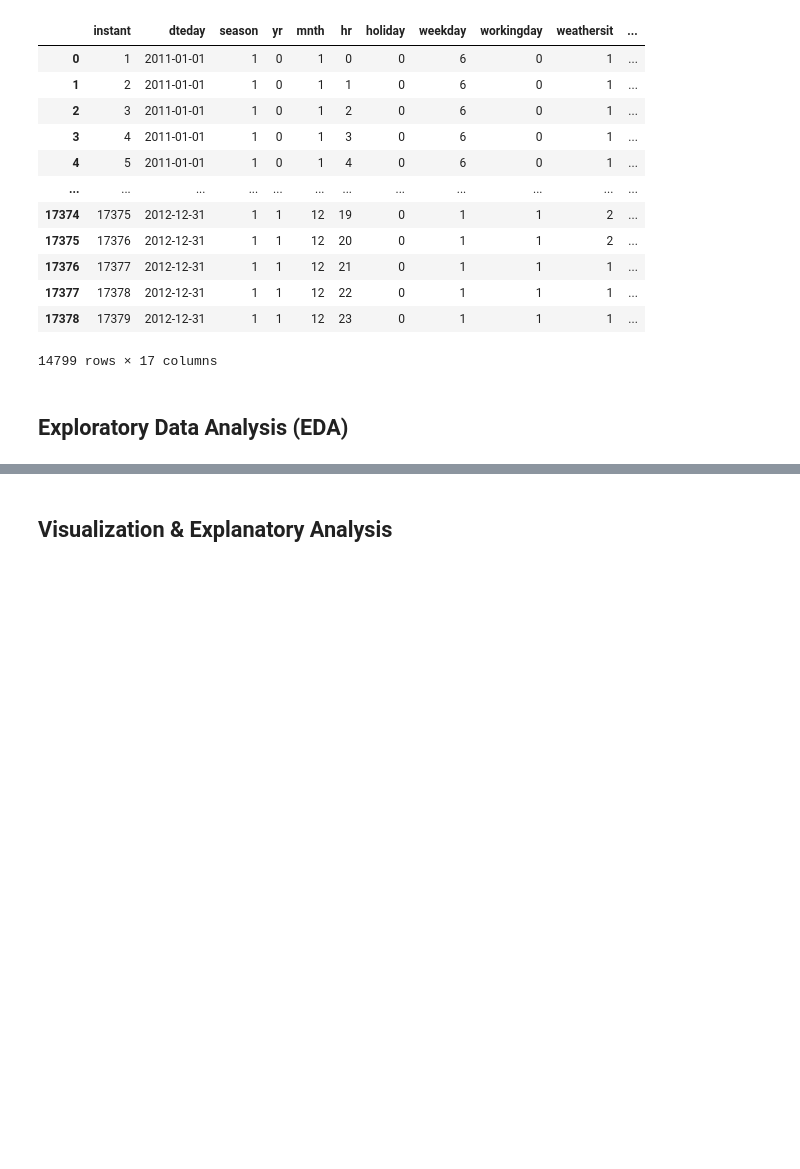
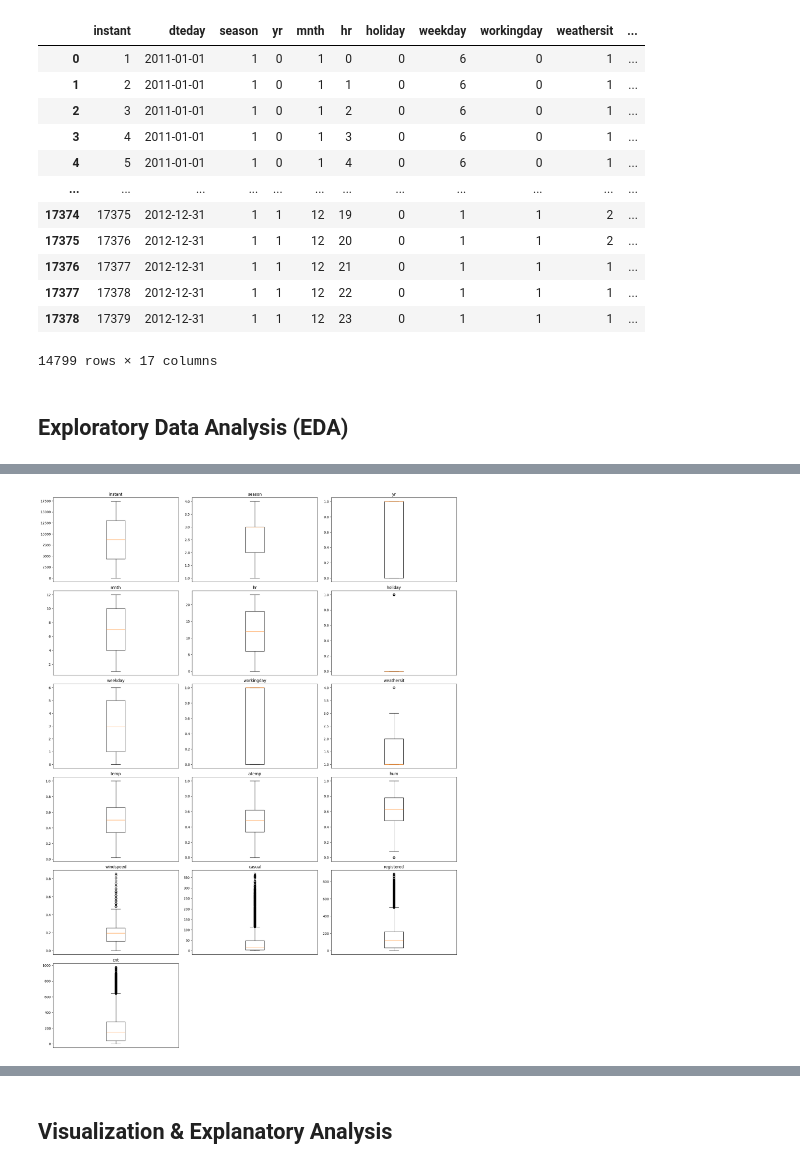
Before and after one commit to amrul-hzz/dicoding-streamlit, a Jupyter notebook: notebook.ipynb, the cells around one changed output, grey strips where cells are left out. Saved outputs shown, nothing was run; the diff lists cells and outputs as text; code cells hidden in the pictures; blank space fills up the shorter version.

```diff
--- a/notebook.ipynb
+++ b/notebook.ipynb
@@ -316,0 +429,4 @@ df_hour_no_out
+# %%
+visualize_outliers(df_hour, 'Data per Jam')
+# %% [output]
+[figure, added]
```
Also changed, not shown: parts of 56 cells of this notebook.
